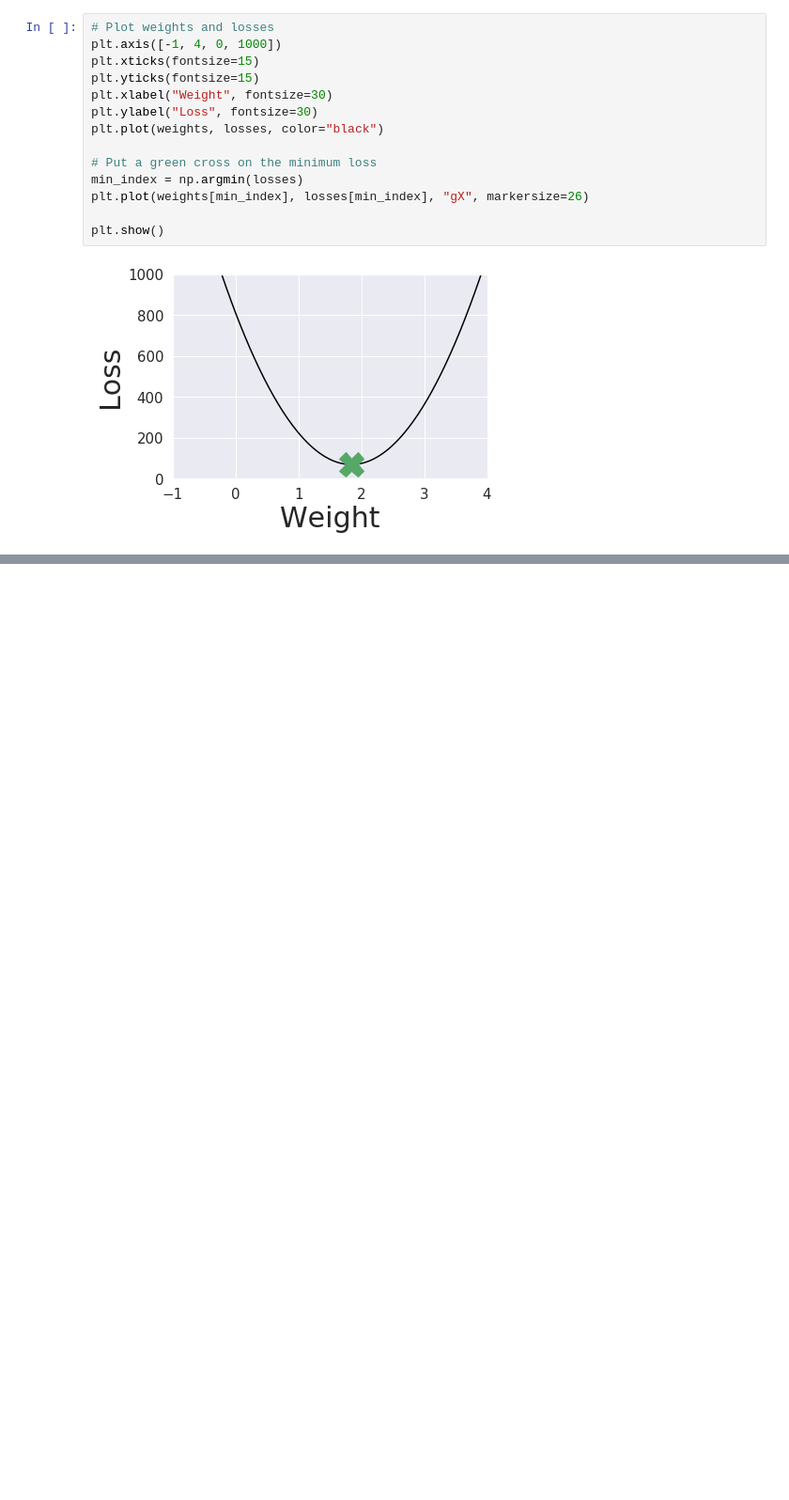
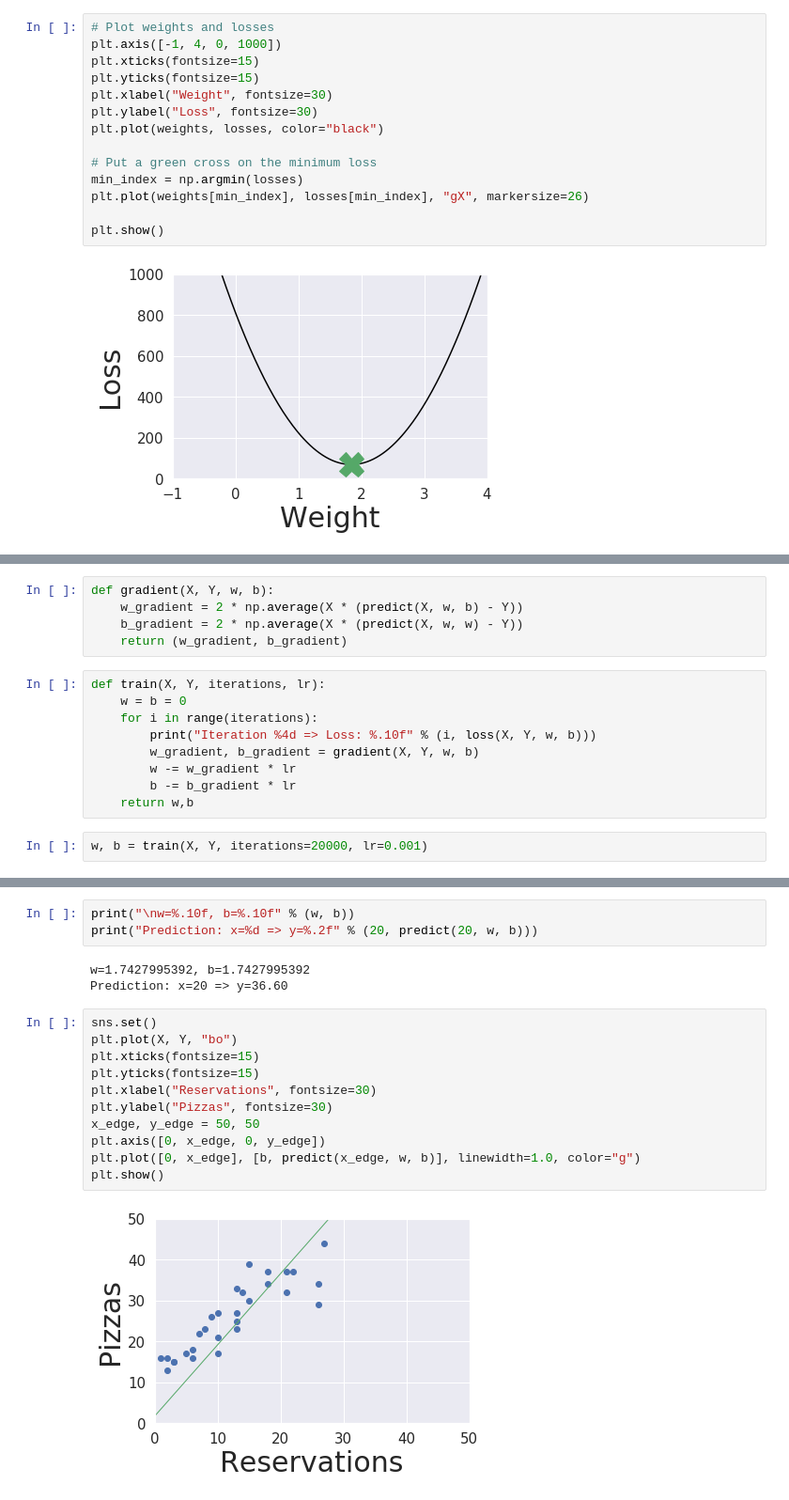
Before and after one commit to eLafo/pml, a Jupyter notebook: Notebook.ipynb, the cells around one changed output, grey strips where cells are left out. Shown at 94% size. Saved outputs shown, nothing was run; the diff lists cells and outputs as text; blank space fills up the shorter version.

```diff
--- a/Notebook.ipynb
+++ b/Notebook.ipynb
@@ -108,0 +239,16 @@ w=1.8436928702
+# %%
+def gradient(X, Y, w, b):
+    w_gradient = 2 * np.average(X * (predict(X, w, b) - Y))
+    b_gradient = 2 * np.average(X * (predict(X, w, w) - Y))
+    return (w_gradient, b_gradient)
+# %%
+def train(X, Y, iterations, lr):
+    w = b = 0
+    for i in range(iterations):
+        print("Iteration %4d => Loss: %.10f" % (i, loss(X, Y, w, b)))
+        w_gradient, b_gradient = gradient(X, Y, w, b)
+        w -= w_gradient * lr
+        b -= b_gradient * lr
+    return w,b
+# %%
+w, b = train(X, Y, iterations=20000, lr=0.001)
@@ -108,0 +273,19 @@ w=1.8436928702
+# %%
+print("\nw=%.10f, b=%.10f" % (w, b))
+print("Prediction: x=%d => y=%.2f" % (20, predict(20, w, b)))
+# %% [output]
+w=1.7427995392, b=1.7427995392
+Prediction: x=20 => y=36.60
+# %%
+sns.set()
+plt.plot(X, Y, "bo")
+plt.xticks(fontsize=15)
+plt.yticks(fontsize=15)
+plt.xlabel("Reservations", fontsize=30)
+plt.ylabel("Pizzas", fontsize=30)
+x_edge, y_edge = 50, 50
+plt.axis([0, x_edge, 0, y_edge])
+plt.plot([0, x_edge], [b, predict(x_edge, w, b)], linewidth=1.0, color="g")
+plt.show()
+# %% [output]
+[figure, added]
```
Also changed, not shown: parts of 38 cells of this notebook, 4 other files.
